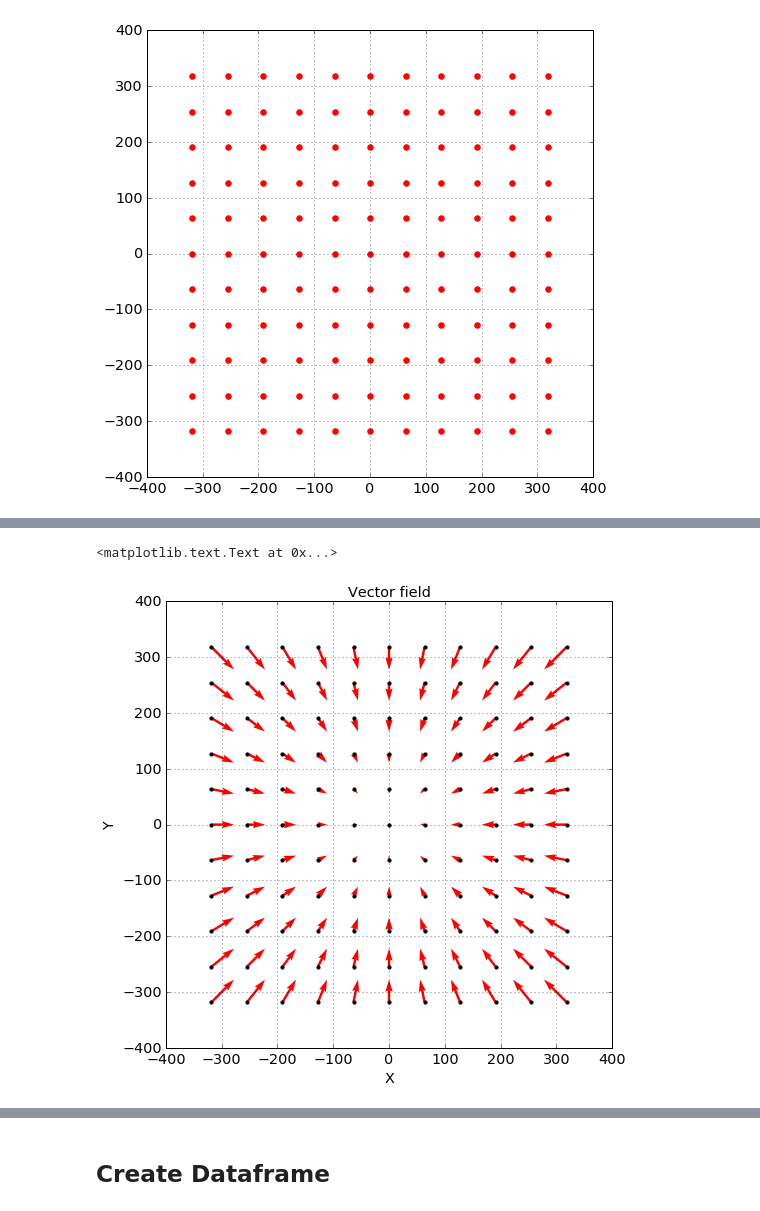
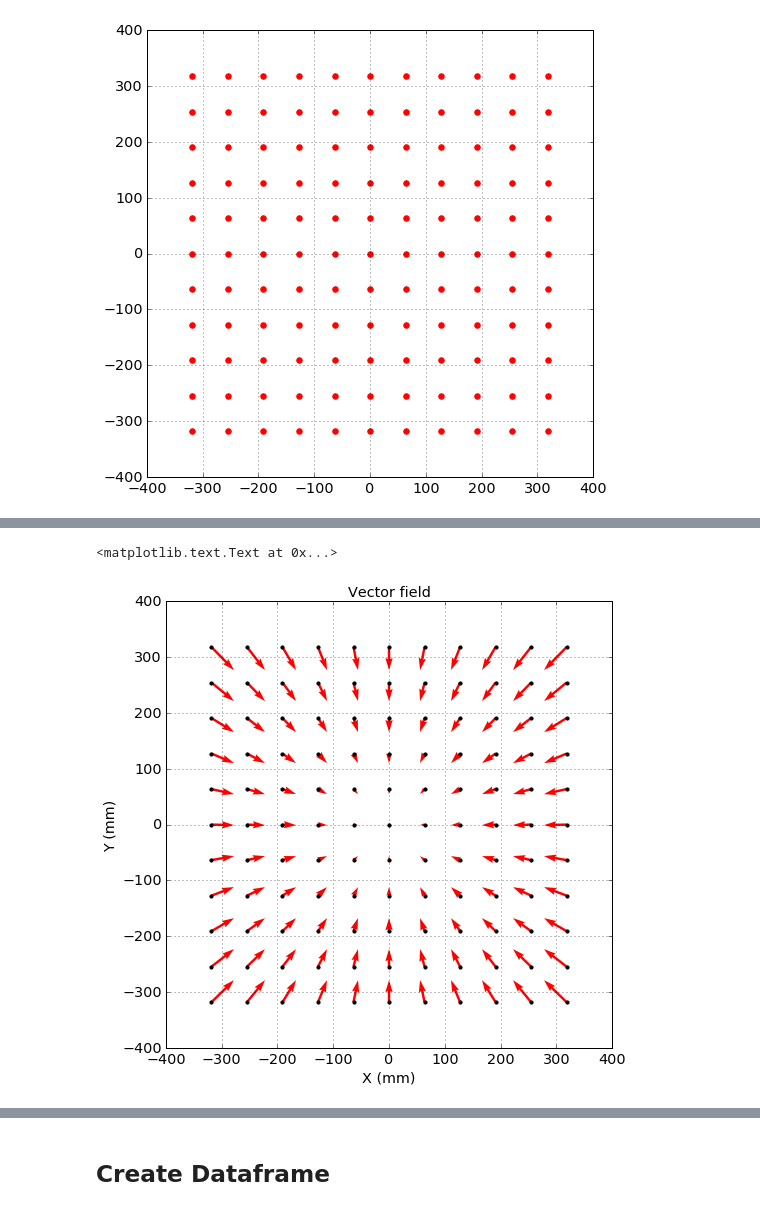
Before and after one commit to sylvielsstfr/OpticSimWthB4, a Jupyter notebook: MakeBeams/Make_B4SquareBeam_MultiWL.ipynb, the cells around one changed output, grey strips where cells are left out. Saved outputs shown, nothing was run; the diff lists cells and outputs as text; code cells hidden in the pictures.

```diff
--- a/MakeBeams/Make_B4SquareBeam_MultiWL.ipynb
+++ b/MakeBeams/Make_B4SquareBeam_MultiWL.ipynb
@@ -51,8 +51,8 @@ Wavelength_G=0.0006
 Wavelength_R=0.0008
 Wavelength_I=0.001
 # %%
-theta_x=0.  # angle in arcmin
-theta_y=0.  # angle in arcmin
+theta_x=2.0  # angle in arcmin
+theta_y=2.  # angle in arcmin
 # %%
 theta_x_num=int(theta_x*10)
 theta_y_num=int(theta_y*10)
@@ -196,14 +196,14 @@ UX,UY,UZ=GetCosinusDirector(XX,YY,alpha_x,alpha_y,Z0)
 # %%
 
 plt.grid()
 q = plt.quiver(XX,YY,UX,UY,angles='xy',scale=0.5,color='r')
 plt.scatter(XX,YY, marker='o', s=10, color='black')
-plt.xlabel("X")
-plt.ylabel("Y")
+plt.xlabel("X (mm)")
+plt.ylabel("Y (mm)")
 plt.title("Vector field")
 # %% [output]
 <matplotlib.text.Text at 0x...>
-[figure, old version]
+[figure, new version]
 # %%
 def GetStartingPoint(X,Y,thealpha_x,the_alpha_y,f,Z0):
     theX0=(1-Z0/f)*X-Z0*np.tan(alpha_x)
```
Also changed, not shown: parts of 5 cells of this notebook, 17 other files.
